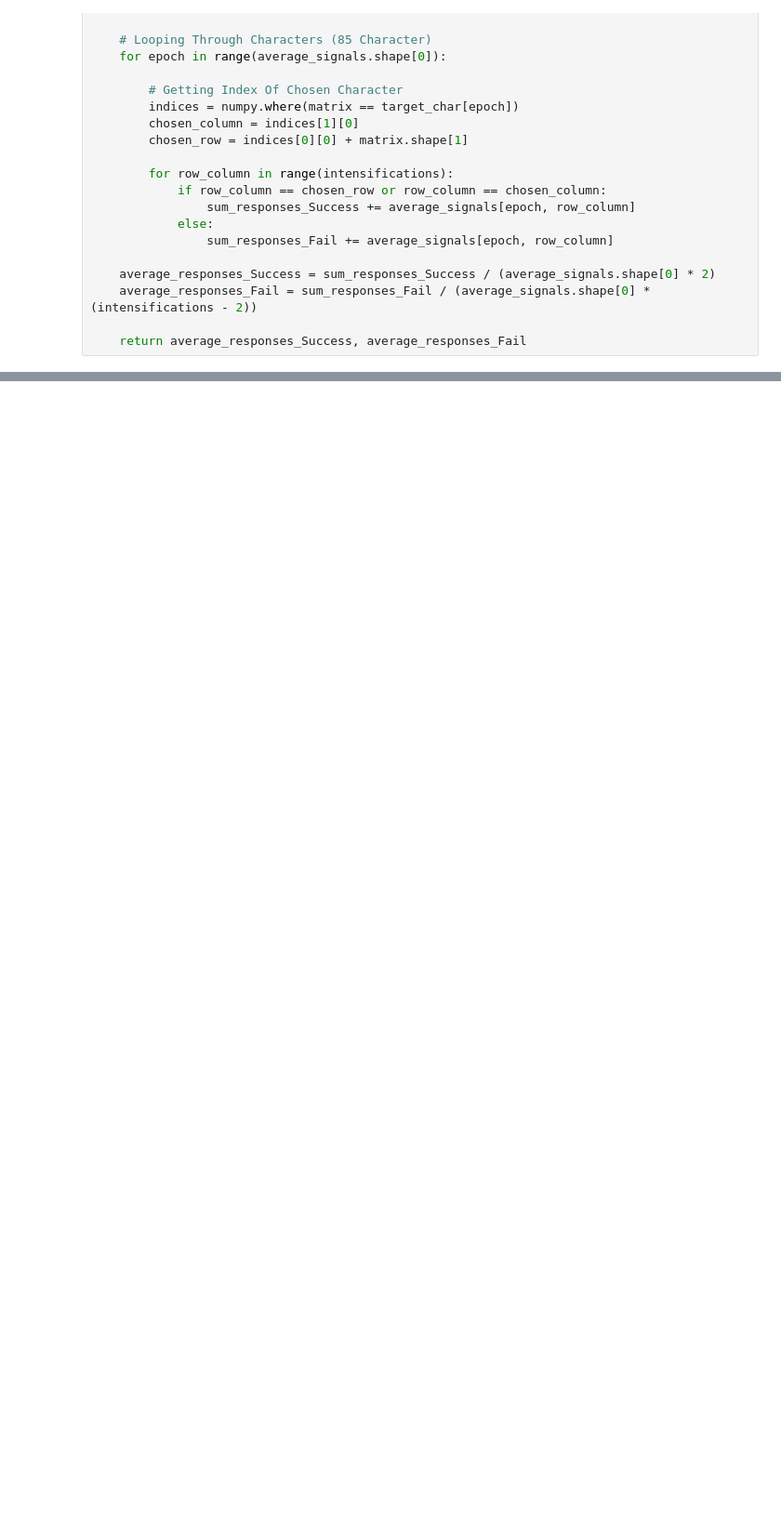
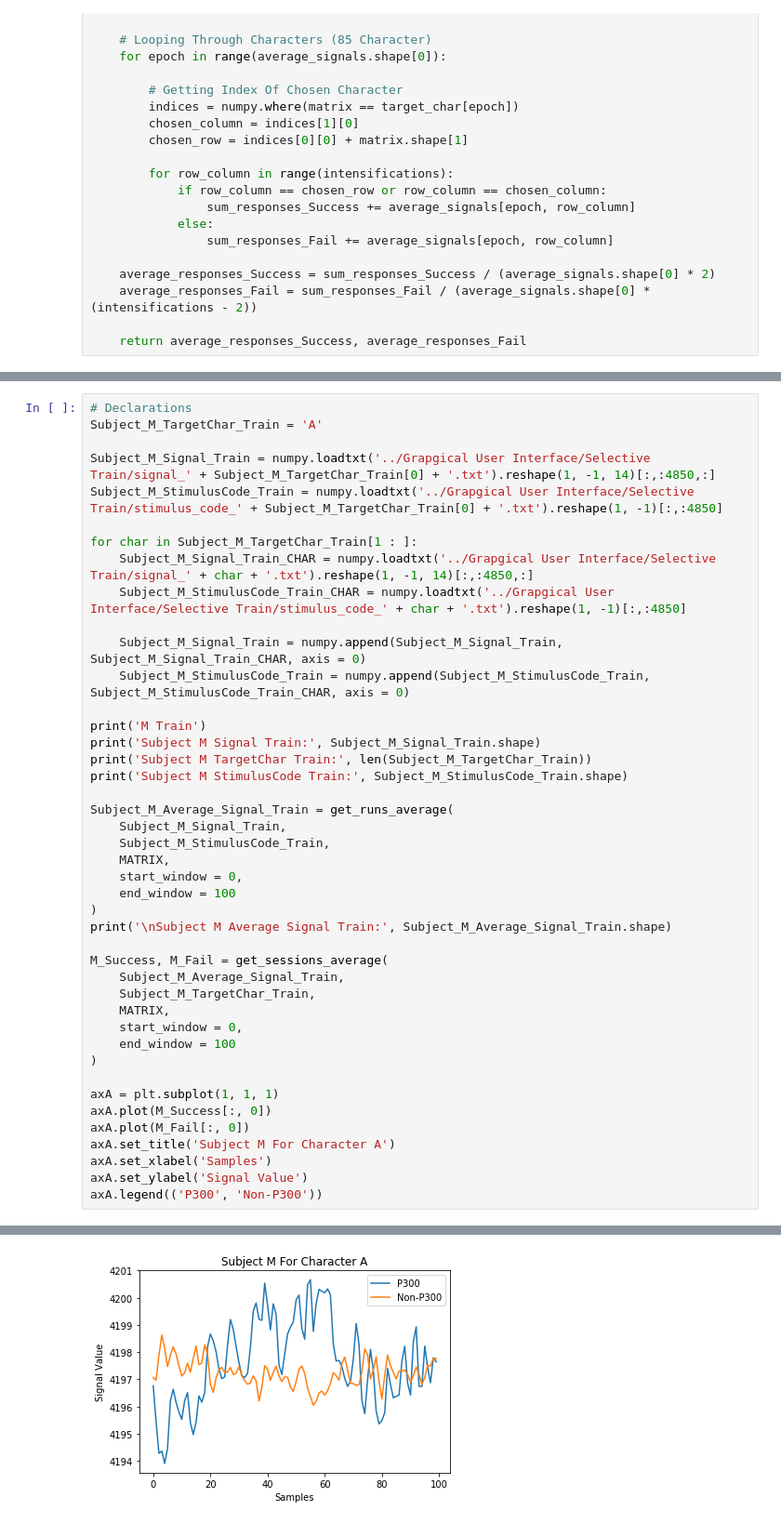
Before and after one commit to Maqarios/Bachelor-Project, a Jupyter notebook: Machine Learning Model/Plot-Local.ipynb, the cells around one changed output, grey strips where cells are left out. Shown at 93% size. Cells and saved outputs as stored; diff of their text form; blank space fills up the shorter version.

```diff
--- a/Machine Learning Model/Plot-Local.ipynb
+++ b/Machine Learning Model/Plot-Local.ipynb
@@ -138,0 +139,44 @@ Subject M Average Signal Train: (1, 12, 82, 14)
+# %%
+# Declarations
+Subject_M_TargetChar_Train = 'A'
+
+Subject_M_Signal_Train = numpy.loadtxt('../Grapgical User Interface/Selective Train/signal_' + Subject_M_TargetChar_Train[0] + '.txt').reshape(1, -1, 14)[:,:4850,:]
+Subject_M_StimulusCode_Train = numpy.loadtxt('../Grapgical User Interface/Selective Train/stimulus_code_' + Subject_M_TargetChar_Train[0] + '.txt').reshape(1, -1)[:,:4850]
+
+for char in Subject_M_TargetChar_Train[1 : ]:
+    Subject_M_Signal_Train_CHAR = numpy.loadtxt('../Grapgical User Interface/Selective Train/signal_' + char + '.txt').reshape(1, -1, 14)[:,:4850,:]
+    Subject_M_StimulusCode_Train_CHAR = numpy.loadtxt('../Grapgical User Interface/Selective Train/stimulus_code_' + char + '.txt').reshape(1, -1)[:,:4850]
+
+    Subject_M_Signal_Train = numpy.append(Subject_M_Signal_Train, Subject_M_Signal_Train_CHAR, axis = 0)
+    Subject_M_StimulusCode_Train = numpy.append(Subject_M_StimulusCode_Train, Subject_M_StimulusCode_Train_CHAR, axis = 0)
+
+print('M Train')
+print('Subject M Signal Train:', Subject_M_Signal_Train.shape)
+print('Subject M TargetChar Train:', len(Subject_M_TargetChar_Train))
+print('Subject M StimulusCode Train:', Subject_M_StimulusCode_Train.shape)
+
+Subject_M_Average_Signal_Train = get_runs_average(
+    Subject_M_Signal_Train,
+    Subject_M_StimulusCode_Train,
+    MATRIX,
+    start_window = 0,
+    end_window = 100
+)
+print('\nSubject M Average Signal Train:', Subject_M_Average_Signal_Train.shape)
+
+M_Success, M_Fail = get_sessions_average(
+    Subject_M_Average_Signal_Train,
+    Subject_M_TargetChar_Train,
+    MATRIX,
+    start_window = 0,
+    end_window = 100
+)
+
+axA = plt.subplot(1, 1, 1)
+axA.plot(M_Success[:, 0])
+axA.plot(M_Fail[:, 0])
+axA.set_title('Subject M For Character A')
+axA.set_xlabel('Samples')
+axA.set_ylabel('Signal Value')
+axA.legend(('P300', 'Non-P300'))
+# %% [output]
@@ -138,0 +190 @@ Subject M Average Signal Train: (1, 12, 82, 14)
+[figure, added]
```
Also changed, not shown: parts of 2 cells of this notebook, 2 other files.
